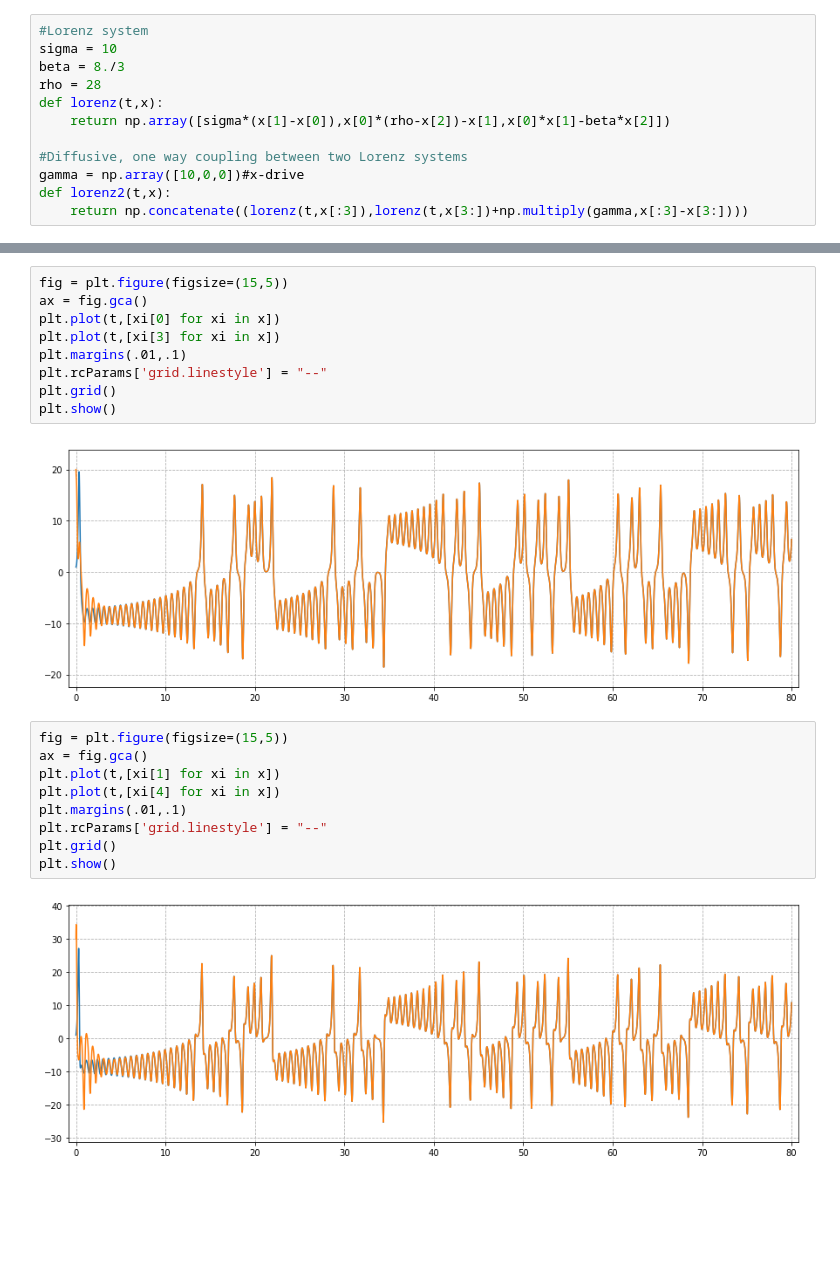
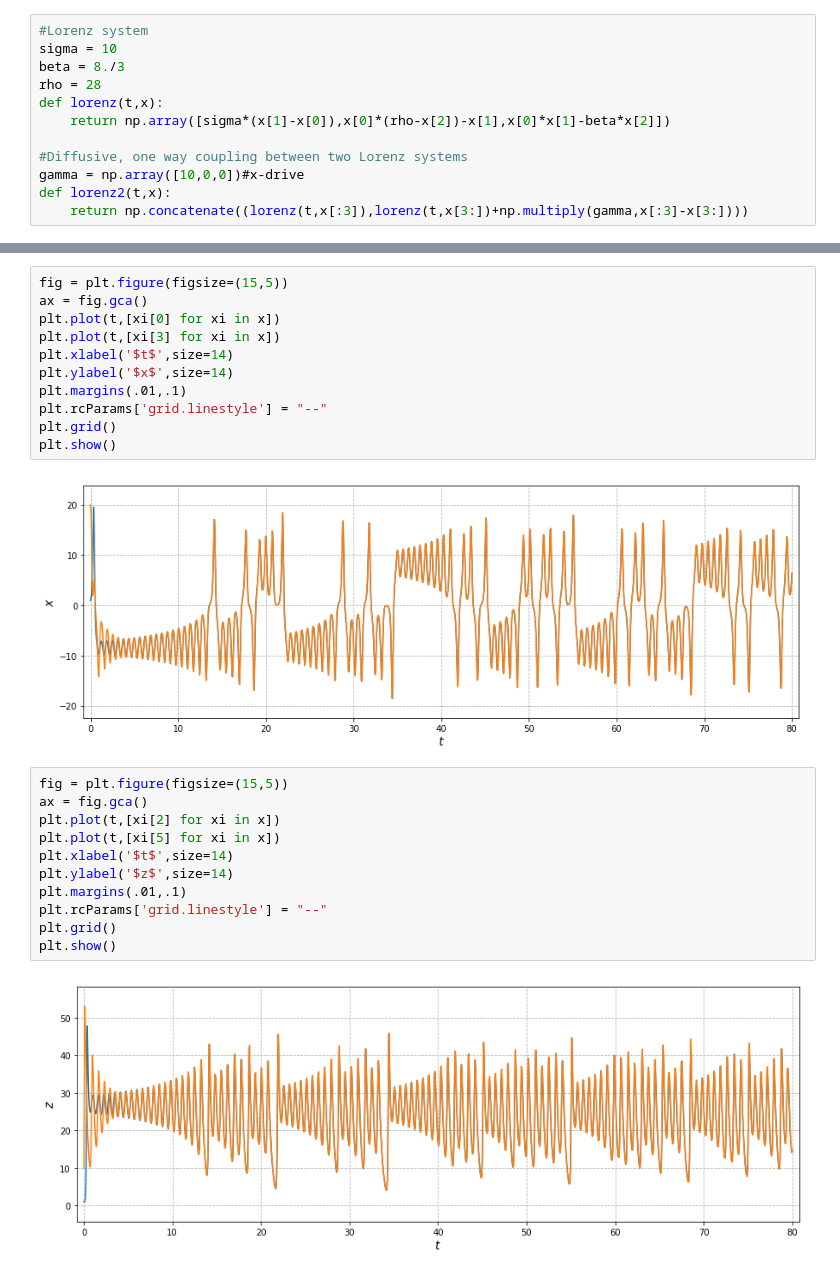
Before and after one commit to Legrandj/power, a Jupyter notebook: sync.ipynb, the cells around one changed output, grey strips where cells are left out. Cells and saved outputs as stored; diff of their text form; blank space fills up the shorter version.

```diff
--- a/sync.ipynb
+++ b/sync.ipynb
@@ -86,23 +89,27 @@ fig = plt.figure(figsize=(15,5))
 ax = fig.gca()
 plt.plot(t,[xi[0] for xi in x])
 plt.plot(t,[xi[3] for xi in x])
+plt.xlabel('$t$',size=14)
+plt.ylabel('$x$',size=14)
 plt.margins(.01,.1)
 plt.rcParams['grid.linestyle'] = "--"
 plt.grid()
 plt.show()
 # %% [output]
-[figure, old version]
+[figure, new version]
 # %%
 fig = plt.figure(figsize=(15,5))
 ax = fig.gca()
-plt.plot(t,[xi[1] for xi in x])
-plt.plot(t,[xi[4] for xi in x])
+plt.plot(t,[xi[2] for xi in x])
+plt.plot(t,[xi[5] for xi in x])
+plt.xlabel('$t$',size=14)
+plt.ylabel('$z$',size=14)
 plt.margins(.01,.1)
 plt.rcParams['grid.linestyle'] = "--"
 plt.grid()
 plt.show()
 # %% [output]
-[figure, old version]
+[figure, new version]
 # %%
 fig = plt.figure(figsize=(15,5))
 ax = fig.gca()
```
Also changed, not shown: parts of 4 cells of this notebook.
